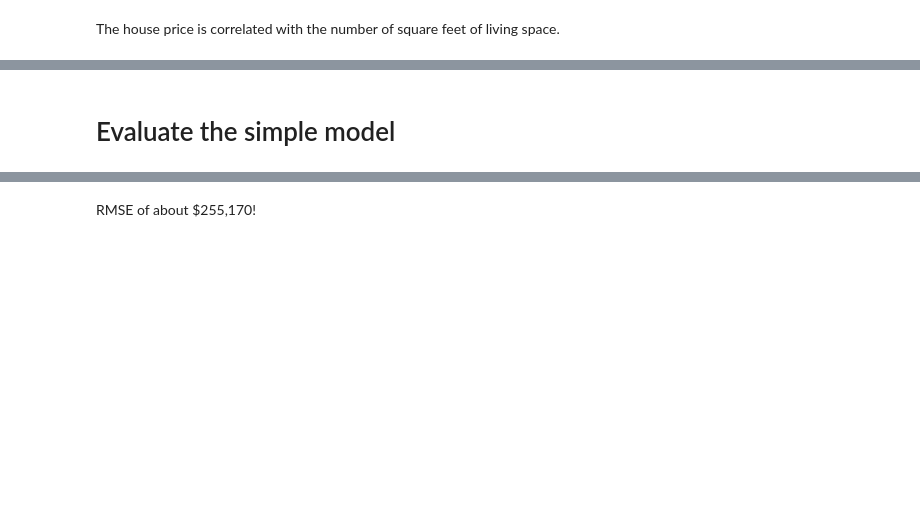
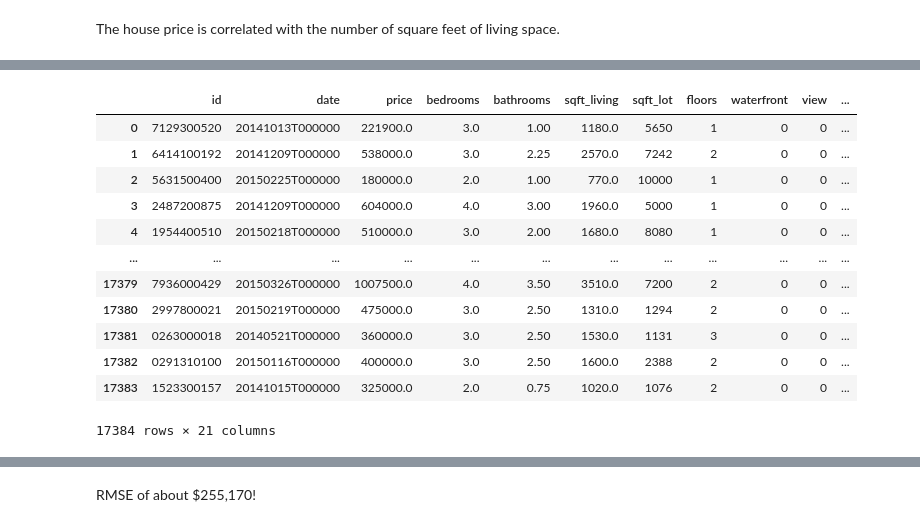
Before and after one commit to YTKme/GDS, a Jupyter notebook: ml/coursera/machine-learning-foundations-a-case-study-approach/week-2/work/Predicting-House-Prices.ipynb, the cells around one changed output, grey strips where cells are left out. Cells and saved outputs as stored; diff of their text form; code cells hidden in the pictures; blank space fills up the shorter version.

```diff
--- a/ml/coursera/machine-learning-foundations-a-case-study-approach/week-2/work/Predicting-House-Prices.ipynb
+++ b/ml/coursera/machine-learning-foundations-a-case-study-approach/week-2/work/Predicting-House-Prices.ipynb
@@ -53,2 +56,0 @@ sqft_model = graphlab.linear_regression.create(train_data, target='price', featu
-# %% [markdown]
-# Evaluate the simple model
@@ -58,0 +57,53 @@ print sqft_model.evaluate(test_data)
+# %%
+# Ignore and use training and testing data set from CSV
+# train_data,test_data = sales.random_split(.8,seed=0)
+
+# Data type for column when importing CSV
+dtype_dict = {
+    "bathrooms": float,
+    "waterfront": int,
+    "sqft_above": int,
+    "sqft_living15": float,
+    "grade": int,
+    "yr_renovated": int,
+    "price": float,
+    "bedrooms": float,
+    "zipcode": str,
+    "long": float,
+    "sqft_lot15": float,
+    "sqft_living": float,
+    "floors": str,
+    "condition": int,
+    "lat": float,
+    "date": str,
+    "sqft_basement": int,
+    "yr_built": int,
+    "id": str,
+    "sqft_lot": int,
+    "view": int
+}
+
+# Get the training and testing data set from CSV
+# Use `dtype_dict` specify the type of each column
+train_data = pd.read_csv("kc_house_train_data.csv", dtype=dtype_dict)
+test_data = pd.read_csv("kc_house_test_data.csv", dtype=dtype_dict)
+
+# train_data = pd.read_csv("kc_house_train_data.csv")
+# test_data = pd.read_csv("kc_house_test_data.csv")
+# %%
+# Take a look at the training data set
+train_data
+# %% [output]
+|  | id | date | price | bedrooms | bathrooms | sqft_living | sqft_lot | floors | waterfront | view | ... |
+| 0 | 7129300520 | 20141013T000000 | 221900.0 | 3.0 | 1.00 | 1180.0 | 5650 | 1 | 0 | 0 | ... |
+| 1 | 6414100192 | 20141209T000000 | 538000.0 | 3.0 | 2.25 | 2570.0 | 7242 | 2 | 0 | 0 | ... |
+| 2 | 5631500400 | 20150225T000000 | 180000.0 | 2.0 | 1.00 | 770.0 | 10000 | 1 | 0 | 0 | ... |
+| 3 | 2487200875 | 20141209T000000 | 604000.0 | 4.0 | 3.00 | 1960.0 | 5000 | 1 | 0 | 0 | ... |
+| 4 | 1954400510 | 20150218T000000 | 510000.0 | 3.0 | 2.00 | 1680.0 | 8080 | 1 | 0 | 0 | ... |
+| ... | ... | ... | ... | ... | ... | ... | ... | ... | ... | ... | ... |
+| 17379 | 7936000429 | 20150326T000000 | 1007500.0 | 4.0 | 3.50 | 3510.0 | 7200 | 2 | 0 | 0 | ... |
+| 17380 | 2997800021 | 20150219T000000 | 475000.0 | 3.0 | 2.50 | 1310.0 | 1294 | 2 | 0 | 0 | ... |
+| 17381 | 0263000018 | 20140521T000000 | 360000.0 | 3.0 | 2.50 | 1530.0 | 1131 | 3 | 0 | 0 | ... |
+| 17382 | 0291310100 | 20150116T000000 | 400000.0 | 3.0 | 2.50 | 1600.0 | 2388 | 2 | 0 | 0 | ... |
+| 17383 | 1523300157 | 20141015T000000 | 325000.0 | 2.0 | 0.75 | 1020.0 | 1076 | 2 | 0 | 0 | ... |
+17384 rows × 21 columns
```
Also changed, not shown: parts of 88 cells of this notebook, 5 other files.
